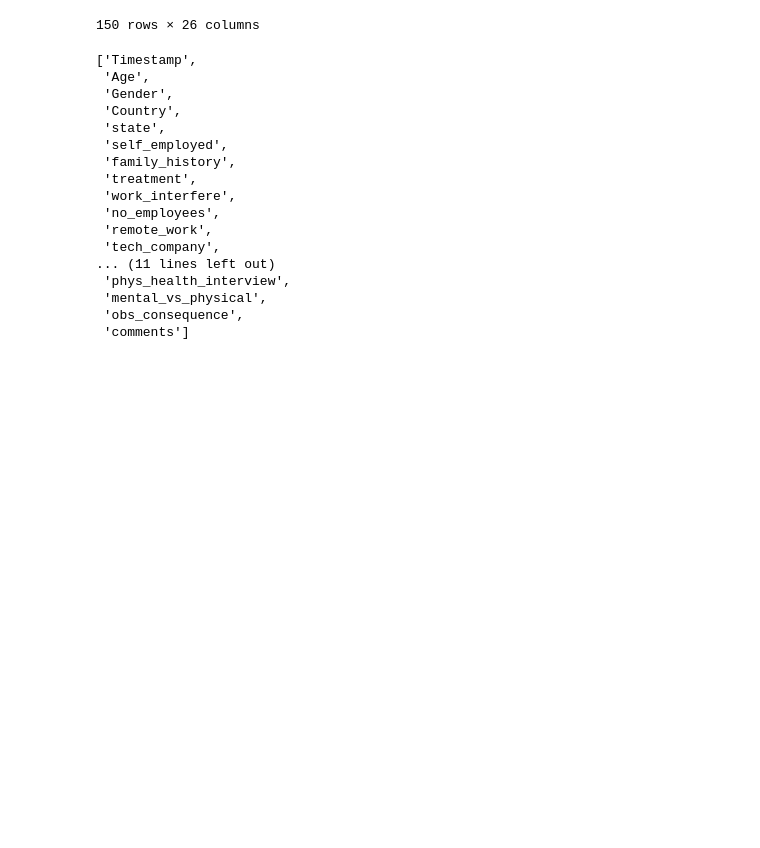
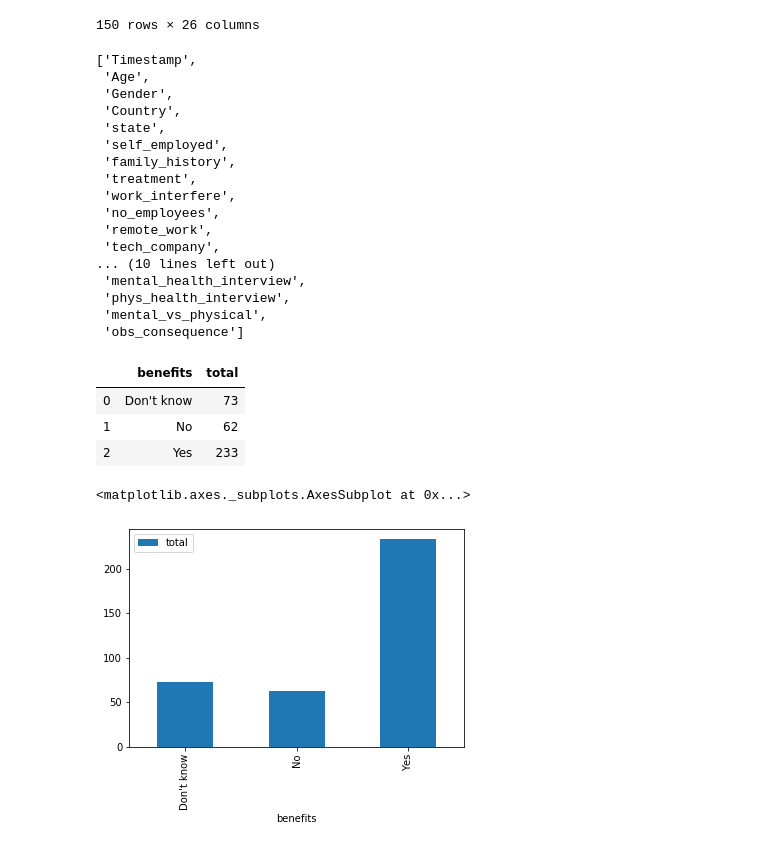
Before and after one commit to venkidevictor/Global-mental-health-study, a Jupyter notebook: Untitled.ipynb, the cells around one changed output. Drawn from its saved outputs; the diff is of its cells as text; code cells hidden in the pictures; blank space fills up the shorter version.

Commit message:
Total number of employees getting benefits
Further selecting benefits as an attitude to see how it is provided to the employees,  I have compared it in USA and ploted the #s.

```diff
--- a/Untitled.ipynb
+++ b/Untitled.ipynb
@@ -72,6 +57,6 @@ mentalhealth_by_location.head(100)
 # %%
-treatment_yes=treatment_yes[treatment_yes['Country'].str.contains("United States")]
-treatment_yes.head(150)
+US_treatment_yes=treatment_yes[treatment_yes['Country'].str.contains("United States")]
+US_treatment_yes.head(150)
 # %% [output]
 |  | Timestamp | Age | Gender | Country | state | self_employed | family_history | treatment | ... |
 | 0 | 2014-08-27 11:29 | 37 | Female | United States | IL | NaN | No | Yes | ... |
@@ -87,7 +72,7 @@ treatment_yes.head(150)
 | 493 | 2014-08-27 16:25 | 24 | Female | United States | CA | Yes | Yes | Yes | ... |
 150 rows × 26 columns
 # %%
-list(raw_data.columns)
+list(US_treatment_yes.columns)
 # %% [output]
 ['Timestamp',
  'Age',
@@ -101,8 +86,21 @@ list(raw_data.columns)
  'no_employees',
  'remote_work',
  'tech_company',
-... (11 lines left out)
+... (10 lines left out)
+ 'mental_health_interview',
  'phys_health_interview',
  'mental_vs_physical',
- 'obs_consequence',
- 'comments']
+ 'obs_consequence']
+# %%
+US_treatment_yes=US_treatment_yes.groupby(['benefits'])['benefits'].count().reset_index(name="total")
+US_treatment_yes.head(100)
+# %% [output]
+|  | benefits | total |
+| 0 | Don't know | 73 |
+| 1 | No | 62 |
+| 2 | Yes | 233 |
+# %%
+US_treatment_yes.plot.bar(x='benefits')
+# %% [output]
+<matplotlib.axes._subplots.AxesSubplot at 0x...>
+[figure, added]
```
Also changed, not shown: parts of 1 cell of this notebook.
